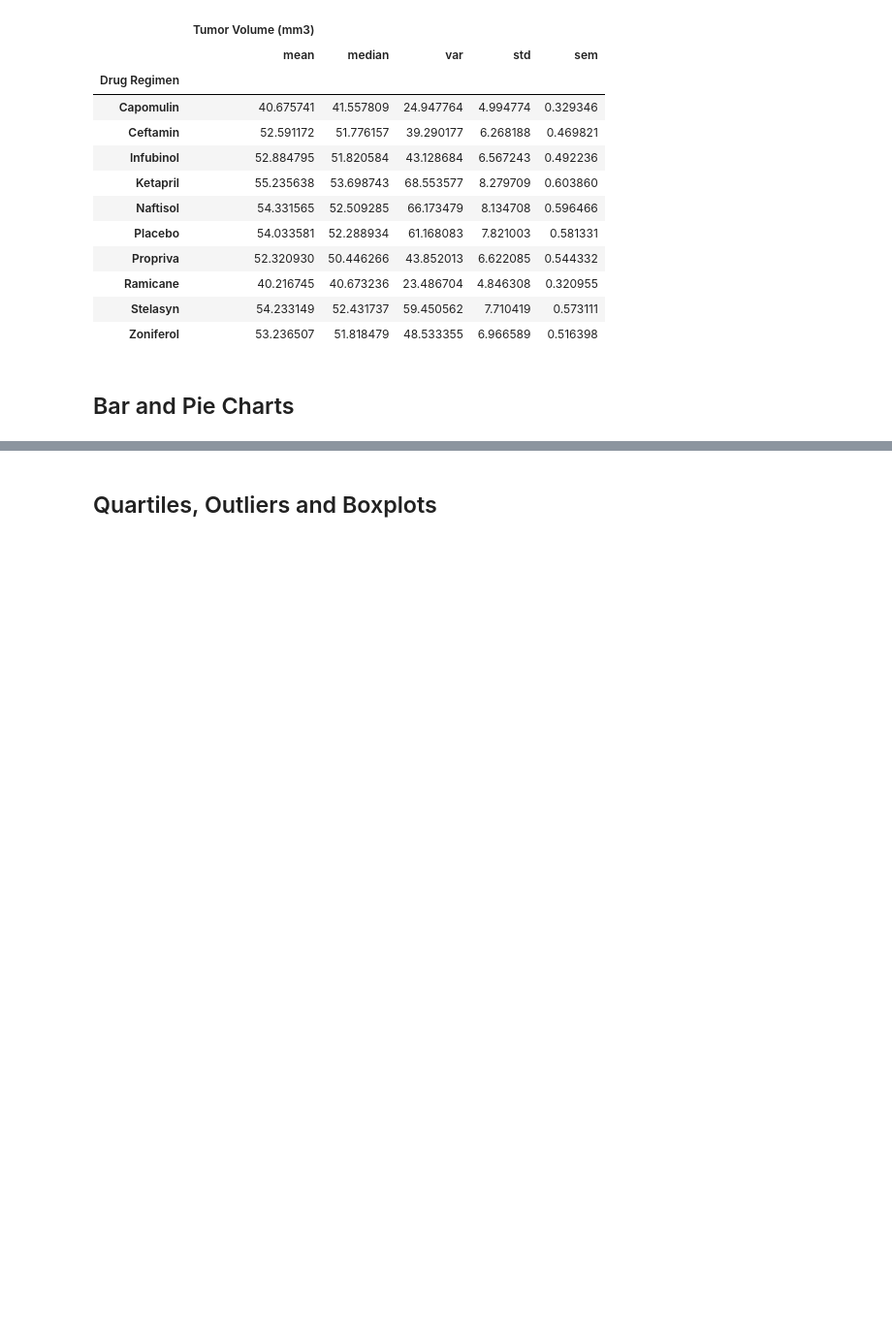
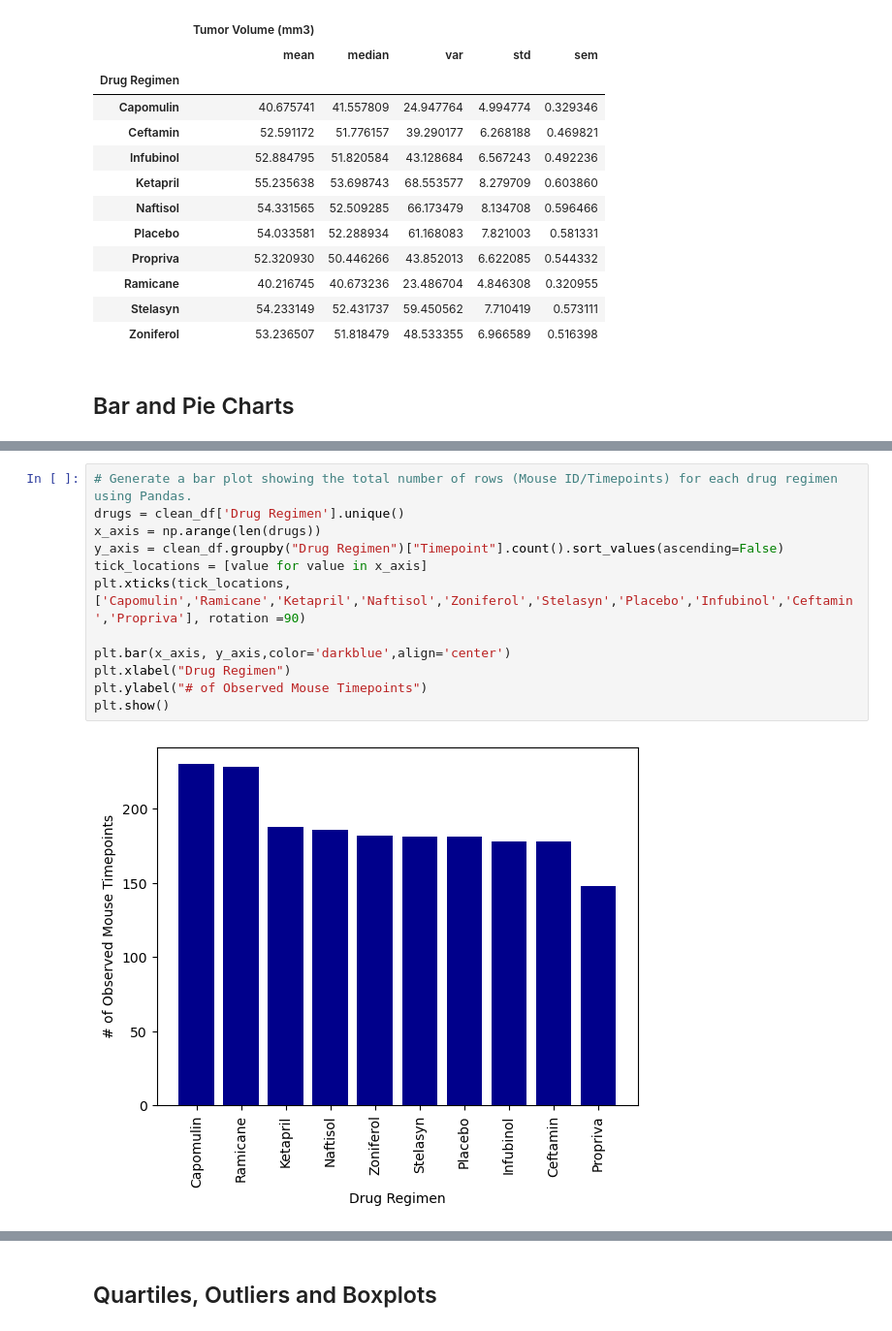
Before and after one commit to JCovarrubias236/matplotlib-challenge, a Jupyter notebook: Starter_Code/Pymaceuticals/pymaceuticals_starter.ipynb, the cells around one changed output, grey strips where cells are left out. Shown: that part at 97% size. Drawn from its saved outputs; the diff is of its cells as text; blank space fills up the shorter version.

```diff
--- a/Starter_Code/Pymaceuticals/pymaceuticals_starter.ipynb
+++ b/Starter_Code/Pymaceuticals/pymaceuticals_starter.ipynb
@@ -132,2 +144,16 @@ clean_df['Mouse ID'].nunique()
+# %%
+# Generate a bar plot showing the total number of rows (Mouse ID/Timepoints) for each drug regimen using Pandas.
+drugs = clean_df['Drug Regimen'].unique()
+x_axis = np.arange(len(drugs))
+y_axis = clean_df.groupby("Drug Regimen")["Timepoint"].count().sort_values(ascending=False)
+tick_locations = [value for value in x_axis]
+plt.xticks(tick_locations, ['Capomulin','Ramicane','Ketapril','Naftisol','Zoniferol','Stelasyn','Placebo','Infubinol','Ceftamin','Propriva'], rotation =90)
+
+plt.bar(x_axis, y_axis,color='darkblue',align='center')
+plt.xlabel("Drug Regimen")
+plt.ylabel("# of Observed Mouse Timepoints")
+plt.show()
+# %% [output]
+[figure, added]
 # %%
 # Generate a pie plot showing the distribution of female versus male mice using Pandas
```
Also changed, not shown: parts of 10 cells of this notebook.
